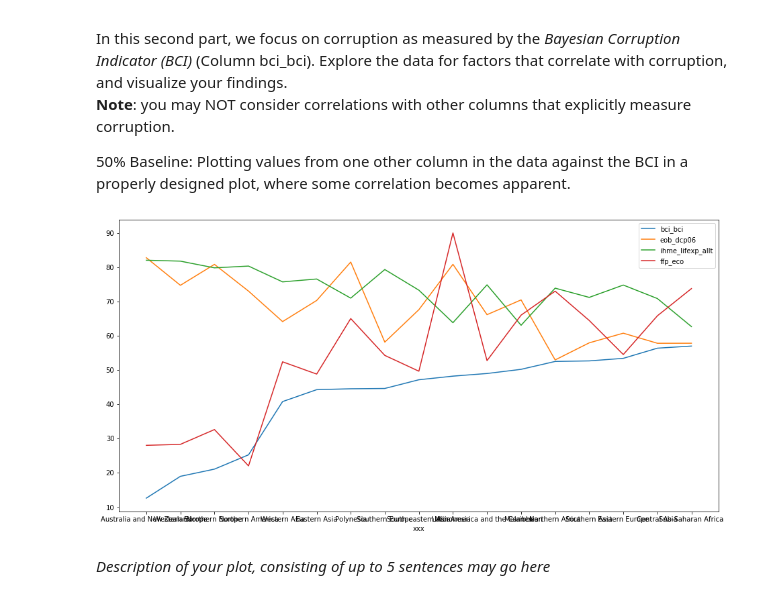
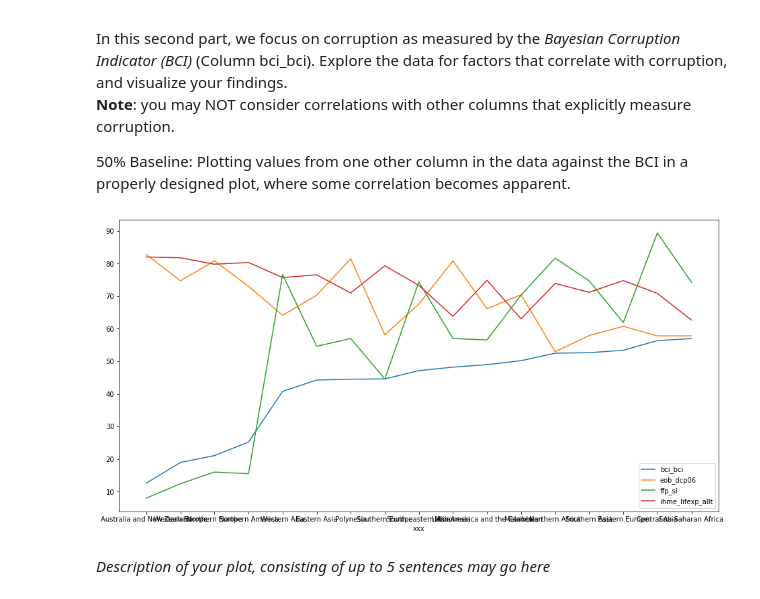
Before and after one commit to MaDolphin/Social-Data-Science, a Jupyter notebook: assignment_1/haikun_home_assignment_1.ipynb, the cells around one changed output. Drawn from its saved outputs; the diff is of its cells as text; code cells hidden in the pictures.

```diff
--- a/assignment_1/haikun_home_assignment_1.ipynb
+++ b/assignment_1/haikun_home_assignment_1.ipynb
@@ -186,39 +186,39 @@ df_all = pd.merge(data_qog,df_country,left_on='ccodealp',right_on='alpha-3')
 # print(df_all['sub-region'].value_counts())
 
 sub_region = ['Sub-Saharan Africa','Latin America and the Caribbean','Western Asia','Southern Europe','South-eastern Asia','Northern Europe','Eastern Europe','Western Europe','Southern Asia','Eastern Asia','Northern Africa','Micronesia','Central Asia','Melanesia','Polynesia','Northern America','Australia and New Zealand']
-col=['bci_bci','eob_dcp06','ffp_ued','ihme_lifexp_allt','ffp_eco','pwt_hci','van_index','hf_business','van_comp']
+col=['bci_bci','eob_dcp06','ffp_sl','ihme_lifexp_allt','ffp_eco','ffp_dp','van_index','hf_business','van_comp']
 
 df_corr = pd.DataFrame(np.zeros(len(sub_region)*len(col)).reshape(len(sub_region),len(col)),index=sub_region,columns=col)
 for i in sub_region:
     for temp_val in col:
         df_sub_region = df_all.loc[df_all.loc[:,"sub-region"] == i]
         col_sub_region = df_sub_region.dropna(axis=0, how='any', subset=[temp_val])[temp_val].to_numpy()
         df_corr.loc[i,temp_val] = np.mean(col_sub_region)
 
 df_corr = df_corr.sort_values(by=['bci_bci'])
 # print(df_corr)
 
 # temp_val = 'hum_trust'
 # df_sub_region = df_all.loc[df_all.loc[:,\"sub-region\"] == 'Central Asia']
 # col_sub_region = df_sub_region.dropna(axis=0, how='any', subset=[temp_val])[temp_val].to_numpy()
 # print(col_sub_region)
 
 
 plt.figure(figsize=(16,8))
 plt.plot(df_corr['bci_bci'],label='bci_bci')
 plt.plot(df_corr['eob_dcp06'],label='eob_dcp06')
-#plt.plot(df_corr['ffp_ued']*10,label='ffp_ued')  #跟ffp_eco 比较，谁好留谁
+plt.plot(df_corr['ffp_sl']*10,label='ffp_sl')  #跟ffp_eco 比较，谁好留谁
 plt.plot(df_corr['ihme_lifexp_allt'],label='ihme_lifexp_allt')
 
-plt.plot(df_corr['ffp_eco']*10,label='ffp_eco') # **** # 可以留，扩大倍数
-# plt.plot(df_corr['pwt_hci']*10,label='pwt_hci')
+# plt.plot(df_corr['ffp_eco']*10,label='ffp_eco') # **** # 可以留，扩大倍数
+# plt.plot(df_corr['ffp_dp']*10,label='ffp_dp')
 # plt.plot(df_corr['van_index']*5,label='van_index')
 # plt.plot(df_corr['hf_business'],label='hf_business') # **** #
 # plt.plot(df_corr['van_comp'],label='van_comp')
 plt.xlabel("xxx")
 plt.legend()
 plt.show()
 # %% [output]
-[figure, old version]
+[figure, new version]
 # %% [markdown]
 _Description of your plot, consisting of up to 5 sentences may go here_
```
Also changed, not shown: parts of 1 cell of this notebook, 1 other file.
